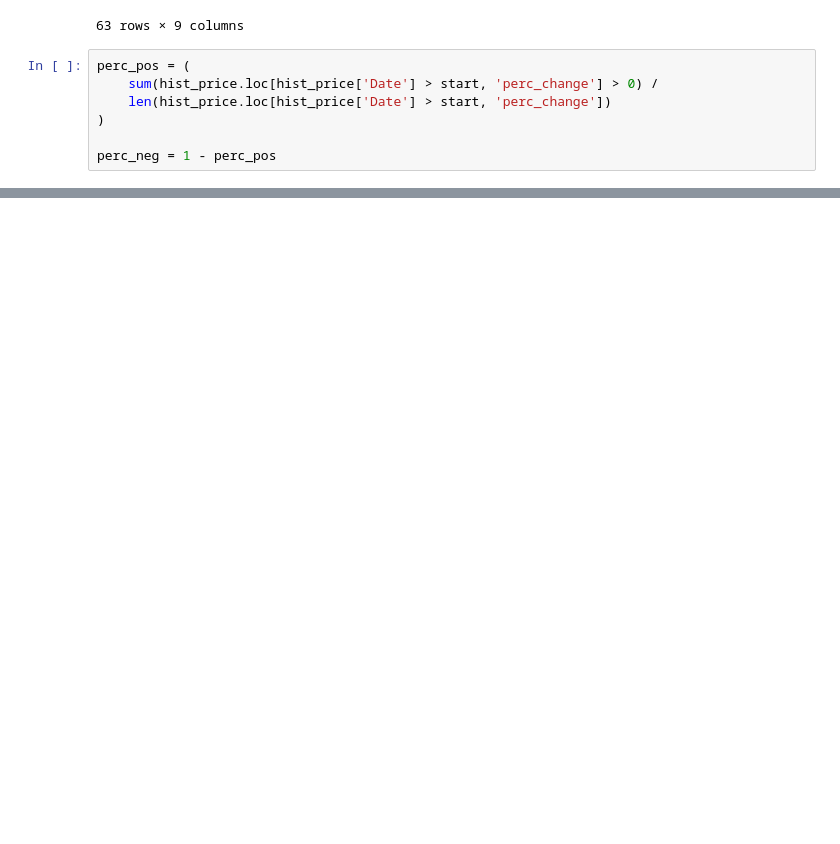
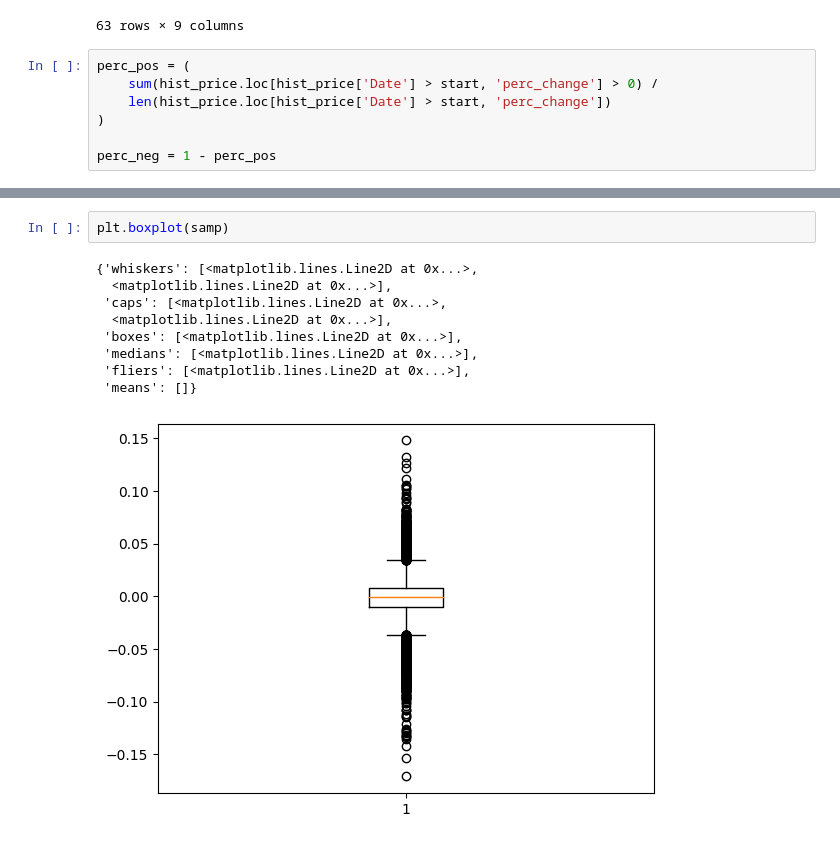
Before and after one commit to RLE-Analytics/iron_financial, a Jupyter notebook: options_strategy_v1/Options Strategy V1.ipynb, the cells around one changed output, grey strips where cells are left out. Drawn from its saved outputs; the diff is of its cells as text; blank space fills up the shorter version.

```diff
--- a/options_strategy_v1/Options Strategy V1.ipynb
+++ b/options_strategy_v1/Options Strategy V1.ipynb
@@ -168,0 +173,12 @@ array([ 0.01471868,  0.00178932,  0.00376965, ...,  0.00282302,
+# %%
+plt.boxplot(samp)
+# %% [output]
+{'whiskers': [<matplotlib.lines.Line2D at 0x...>,
+  <matplotlib.lines.Line2D at 0x...>],
+ 'caps': [<matplotlib.lines.Line2D at 0x...>,
+  <matplotlib.lines.Line2D at 0x...>],
+ 'boxes': [<matplotlib.lines.Line2D at 0x...>],
+ 'medians': [<matplotlib.lines.Line2D at 0x...>],
+ 'fliers': [<matplotlib.lines.Line2D at 0x...>],
+ 'means': []}
+[figure, added]
```
Also changed, not shown: parts of 7 cells of this notebook.
